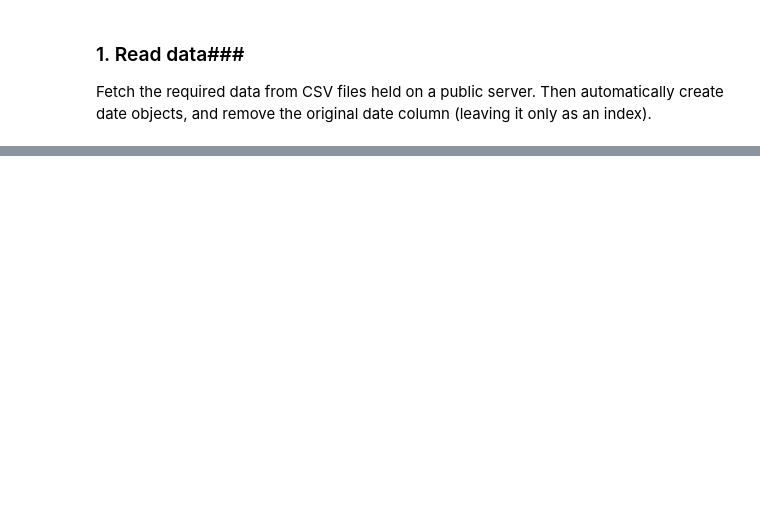
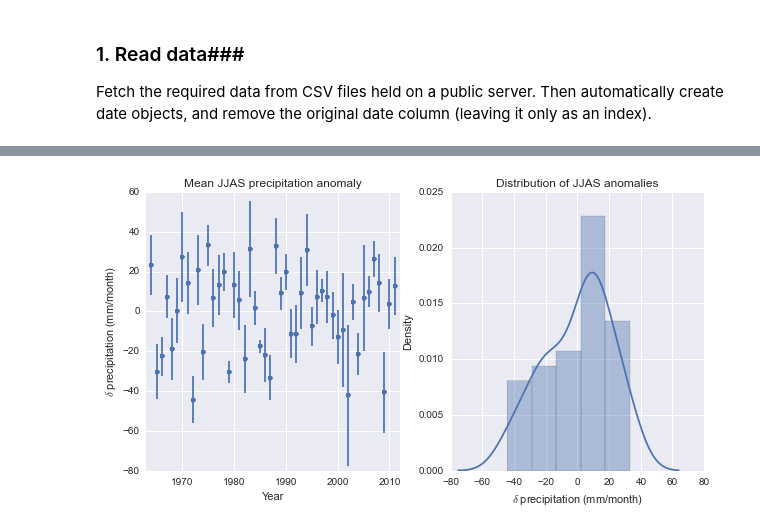
Before and after one commit to benlaken/Nbks, a Jupyter notebook: Monsoon_analysis.ipynb, the cells around one changed output, grey strips where cells are left out. Cells and saved outputs as stored; diff of their text form; code cells hidden in the pictures; blank space fills up the shorter version.

```diff
--- a/Monsoon_analysis.ipynb
+++ b/Monsoon_analysis.ipynb
@@ -412,0 +138,39 @@ Fit with another (simpler) and independent method, using a polynomial, and predi
+# %%
+# Calculate monthly 𝛿 precip. (anomaly with respect to seasonal climatology)
+delta = []
+for date in monsoon.Precip.index:
+    delta.append(monsoon.Precip[date] - climo['means'][date.month-1])
+dseries = pd.Series(delta, index=monsoon.index)
+# %%
+# Create a dictionary of June July August September data
+def lookup_index(yr):
+    return ((monsoon.index.year == yr) & (monsoon.index.month >= 6)
+           &(monsoon.index.month <= 9))
+jjas = {}
+jjas['means']=[np.mean(dseries[lookup_index(yr)]) for yr in xrange(1964,2012,1)]
+jjas['SEM']=[return_stderr(dseries[lookup_index(yr)])for yr in xrange(1964,2012,1)]
+jjas['sum']=[np.sum(dseries[lookup_index(yr)]) for yr in xrange(1964,2012,1)]
+# %%
+# Plot precipitation anomaly
+sns.set(style="darkgrid")
+yrange = xrange(1964,2012,1)
+my_jjas = plt.figure()
+my_jjas.set_size_inches(10,5)
+ax1 = my_jjas.add_subplot(121)
+ax2 = my_jjas.add_subplot(122)
+
+ax1.errorbar(x=yrange,y=jjas['means'],yerr=jjas['SEM'],fmt='.',ms=10)
+ax1.set_xlim(min(yrange)-1,max(yrange)+1)
+ax1.set_title(r'Mean JJAS precipitation anomaly')
+ax1.set_ylabel(r'$\delta$ precipitation (mm/month)')
+ax1.set_xlabel(r'Year')
+ax1.grid(True)
+
+sns.distplot(jjas['means'], ax = ax2)
+ax2.set_title("Distribution of JJAS anomalies")
+ax2.set_xlabel(r"$\delta$ precipitation (mm/month)")
+ax2.set_ylabel("Density")
+
+plt.show(my_jjas)
+# %% [output]
+[figure, added]
```
Also changed, not shown: parts of 64 cells of this notebook.
